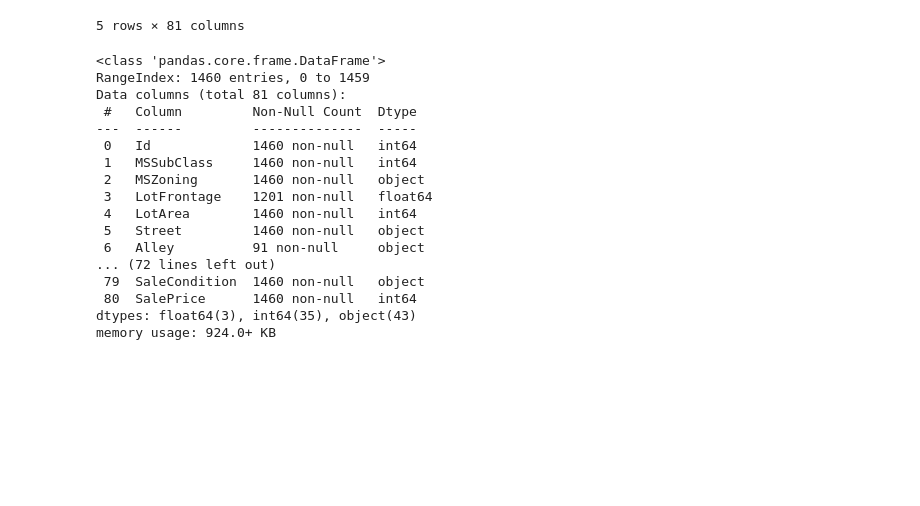
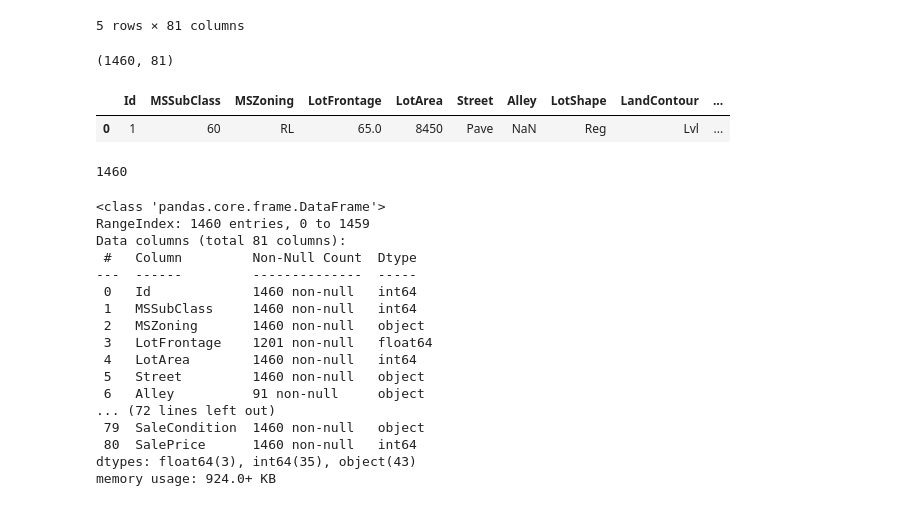
Before and after one commit to lizvqz/HousePrices, a Jupyter notebook: HousePrices.ipynb, the cells around one changed output. Saved outputs shown, nothing was run; the diff lists cells and outputs as text; code cells hidden in the pictures; blank space fills up the shorter version.

```diff
--- a/HousePrices.ipynb
+++ b/HousePrices.ipynb
@@ -7,0 +6,9 @@ import pandas as pd
+# %%
+import pandas as pd
+import numpy as np
+import matplotlib.pyplot as plt
+% matplitlib inline
+# pd.set_option('display.height', 1000)
+# pd.set_option('display.max_rows', 500)
+pd.set_option('display.max_columns', 500)
+# pd.set_option('display.width', 1000)
@@ -16,6 +25,19 @@ df.head()
 | 3 | 4 | 70 | RL | 60.0 | 9550 | Pave | NaN | IR1 | Lvl | ... |
 | 4 | 5 | 60 | RL | 84.0 | 14260 | Pave | NaN | IR1 | Lvl | ... |
 5 rows × 81 columns
+# %%
+df.shape
+# %% [output]
+(1460, 81)
+# %%
+df.query('Id == 1')
+# %% [output]
+|  | Id | MSSubClass | MSZoning | LotFrontage | LotArea | Street | Alley | LotShape | LandContour | ... |
+| 0 | 1 | 60 | RL | 65.0 | 8450 | Pave | NaN | Reg | Lvl | ... |
+# %%
+df.Id.nunique()
+# %% [output]
+1460
 # %%
 df.info()
 # %% [output]
```
Also changed, not shown: parts of 10 cells of this notebook.
